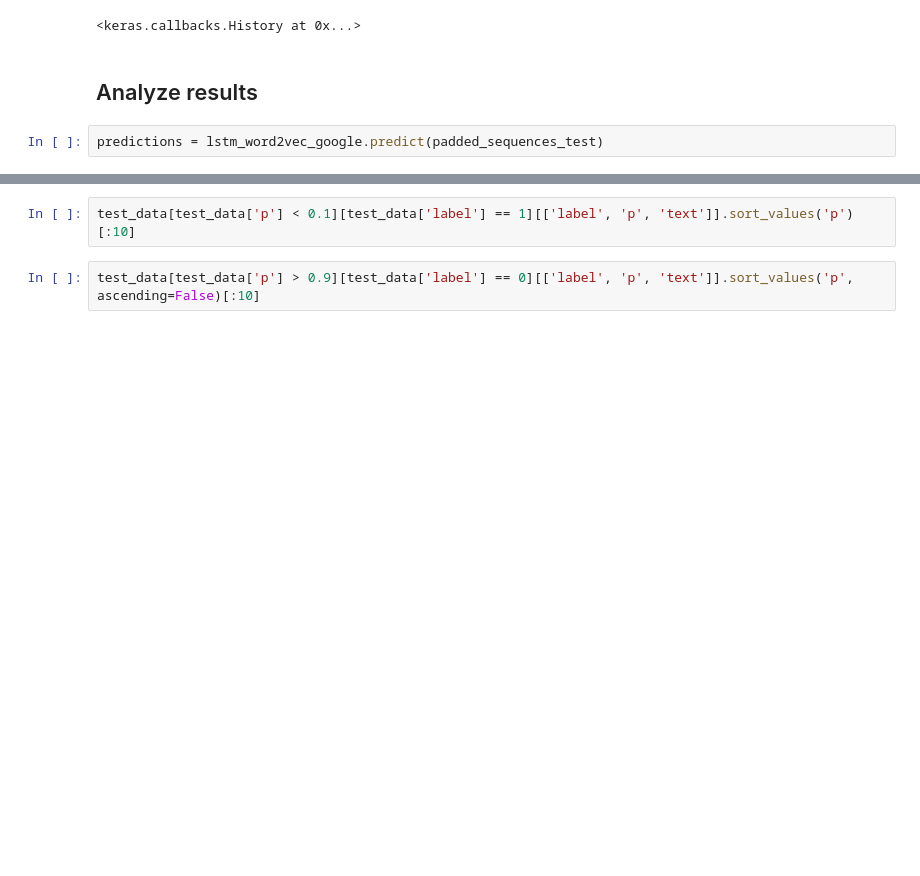
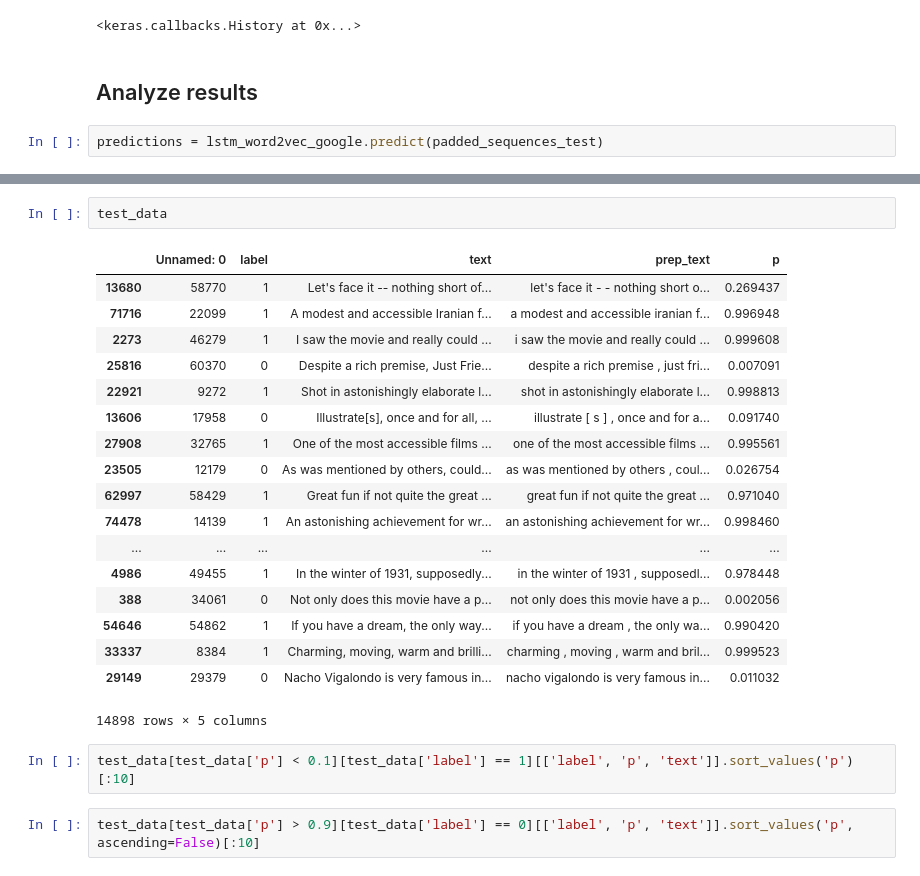
Before and after one commit to udsclub/whiskey-sentiment-analysis, a Jupyter notebook: lstm_word2vec.ipynb, the cells around one changed output, grey strips where cells are left out. Drawn from its saved outputs; the diff is of its cells as text; blank space fills up the shorter version.

```diff
--- a/lstm_word2vec.ipynb
+++ b/lstm_word2vec.ipynb
@@ -313,3 +319,24 @@ test_data['p'] = [p[0] for p in predictions]
+# %%
+test_data
+# %% [output]
+|  | Unnamed: 0 | label | text | prep_text | p |
+| 13680 | 58770 | 1 | Let's face it -- nothing short of... | let's face it - - nothing short o... | 0.269437 |
+| 71716 | 22099 | 1 | A modest and accessible Iranian f... | a modest and accessible iranian f... | 0.996948 |
+| 2273 | 46279 | 1 | I saw the movie and really could ... | i saw the movie and really could ... | 0.999608 |
+| 25816 | 60370 | 0 | Despite a rich premise, Just Frie... | despite a rich premise , just fri... | 0.007091 |
+| 22921 | 9272 | 1 | Shot in astonishingly elaborate l... | shot in astonishingly elaborate l... | 0.998813 |
+| 13606 | 17958 | 0 | Illustrate[s], once and for all, ... | illustrate [ s ] , once and for a... | 0.091740 |
+| 27908 | 32765 | 1 | One of the most accessible films ... | one of the most accessible films ... | 0.995561 |
+| 23505 | 12179 | 0 | As was mentioned by others, could... | as was mentioned by others , coul... | 0.026754 |
+| 62997 | 58429 | 1 | Great fun if not quite the great ... | great fun if not quite the great ... | 0.971040 |
+| 74478 | 14139 | 1 | An astonishing achievement for wr... | an astonishing achievement for wr... | 0.998460 |
+| ... | ... | ... | ... | ... | ... |
+| 4986 | 49455 | 1 | In the winter of 1931, supposedly... | in the winter of 1931 , supposedl... | 0.978448 |
+| 388 | 34061 | 0 | Not only does this movie have a p... | not only does this movie have a p... | 0.002056 |
+| 54646 | 54862 | 1 | If you have a dream, the only way... | if you have a dream , the only wa... | 0.990420 |
+| 33337 | 8384 | 1 | Charming, moving, warm and brilli... | charming , moving , warm and bril... | 0.999523 |
+| 29149 | 29379 | 0 | Nacho Vigalondo is very famous in... | nacho vigalondo is very famous in... | 0.011032 |
+14898 rows × 5 columns
 # %%
 test_data[test_data['p'] < 0.1][test_data['label'] == 1][['label', 'p', 'text']].sort_values('p')[:10]
 # %%
```
Also changed, not shown: parts of 1 cell of this notebook, 1 other file.
